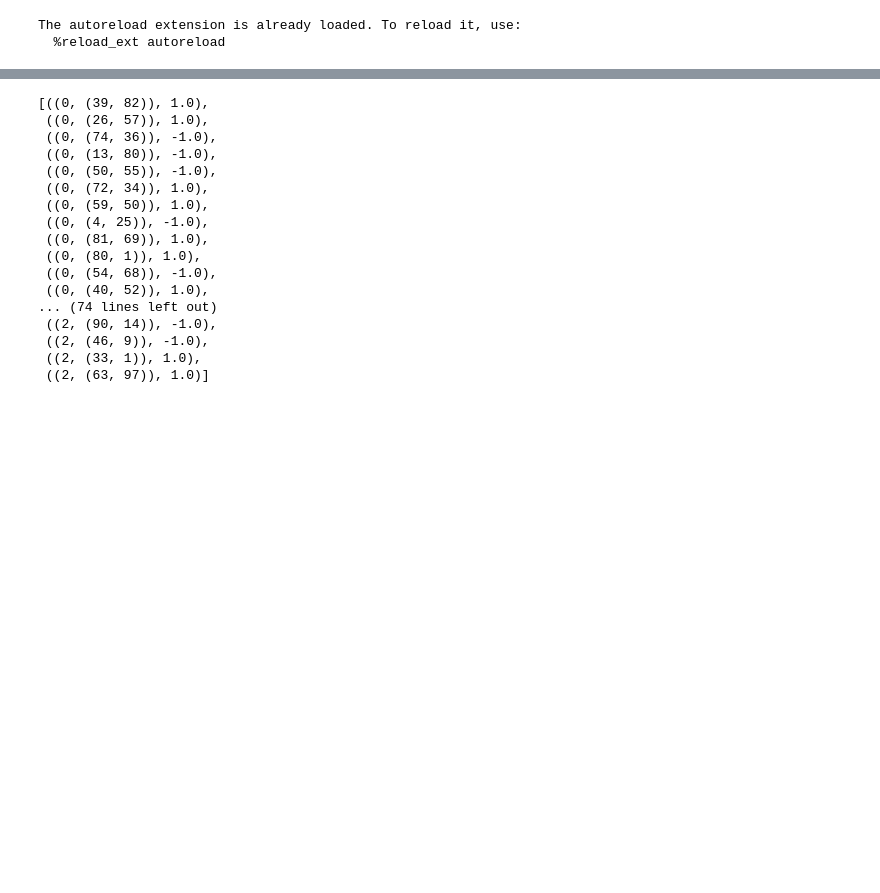
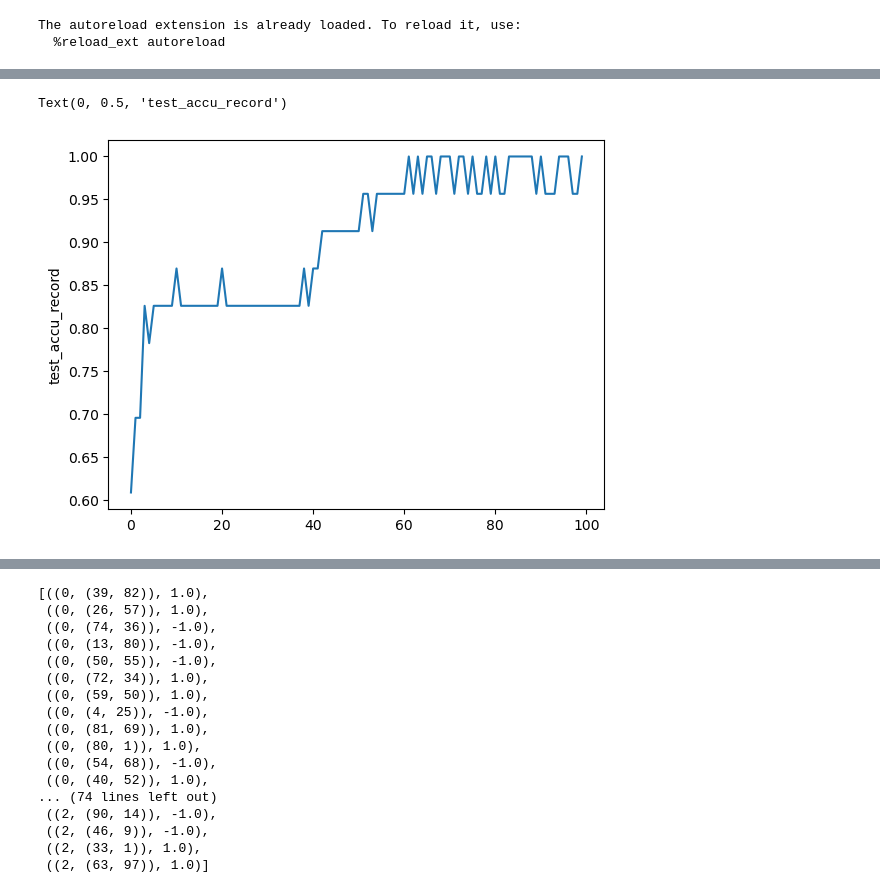
Before and after one commit to ChenDaiwei-99/multiuser-metric-preference, a Jupyter notebook: tmp_torch_daiwei.ipynb, the cells around one changed output, grey strips where cells are left out. Drawn from its saved outputs; the diff is of its cells as text; code cells hidden in the pictures; blank space fills up the shorter version.

```diff
--- a/tmp_torch_daiwei.ipynb
+++ b/tmp_torch_daiwei.ipynb
@@ -219,0 +325,6 @@ plt.plot(accu_record)
+# %%
+plt.plot(train_stats['test_accu_record'])
+plt.ylabel('test_accu_record')
+# %% [output]
+Text(0, 0.5, 'test_accu_record')
+[figure, added]
```
Also changed, not shown: parts of 21 cells of this notebook.
